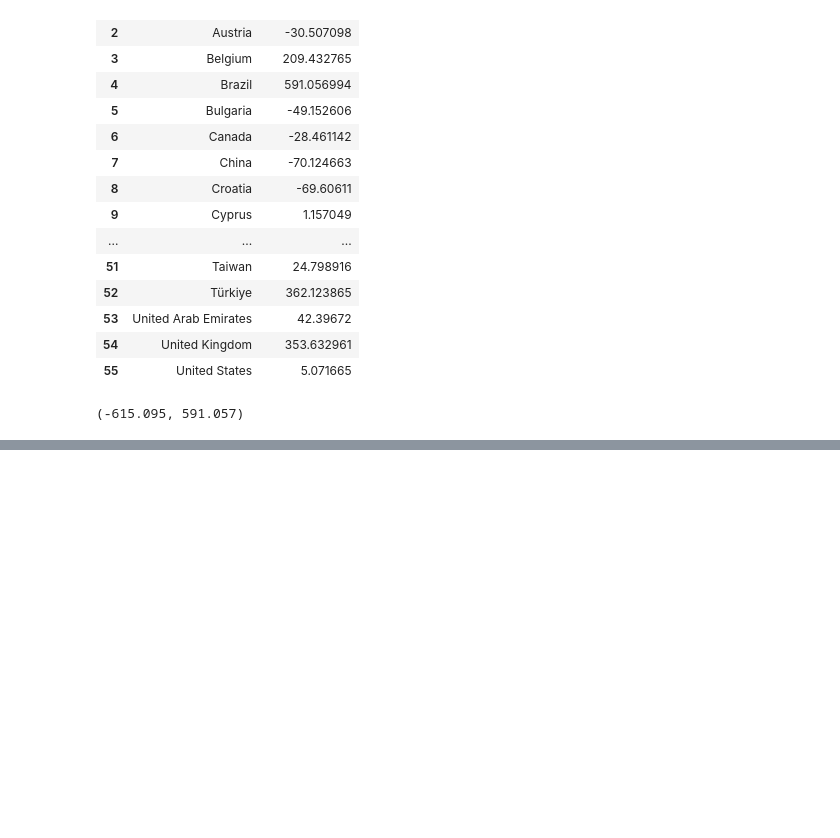
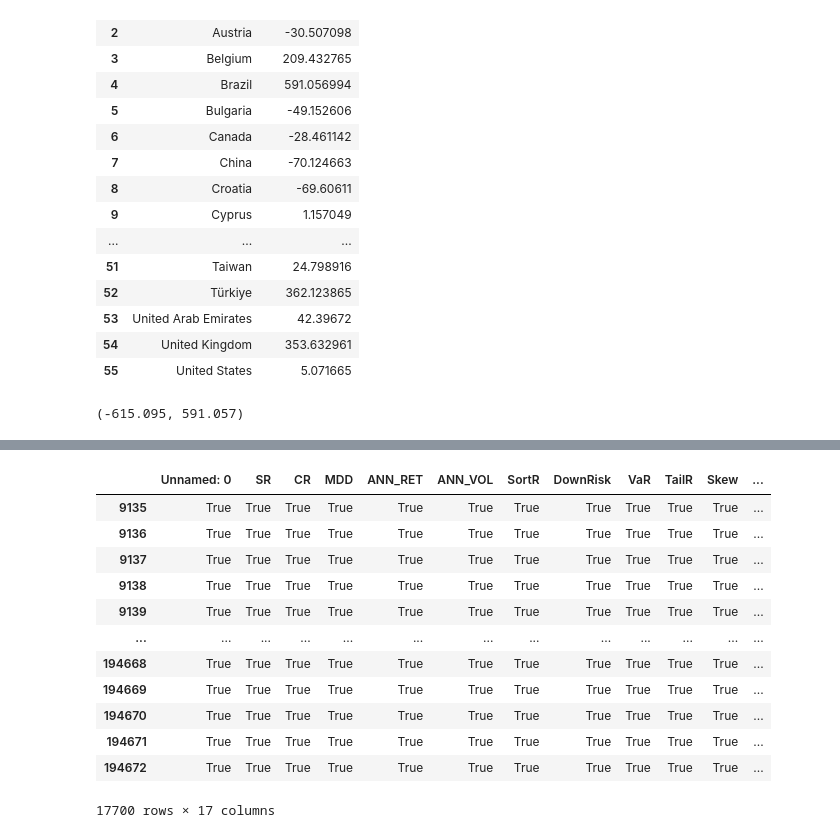
Before and after one commit to ducnguyen1014/QuantNet, a Jupyter notebook: main.ipynb, the cells around one changed output, grey strips where cells are left out. Cells and saved outputs as stored; diff of their text form; code cells hidden in the pictures; blank space fills up the shorter version.

```diff
--- a/main.ipynb
+++ b/main.ipynb
@@ -631,0 +669,16 @@ fig.write_image("chart_4.png", width=1400, height=800, scale=2)
+# %%
+raw_table_a4.notnull()
+# %% [output]
+|  | Unnamed: 0 | SR | CR | MDD | ANN_RET | ANN_VOL | SortR | DownRisk | VaR | TailR | Skew | ... |
+| 9135 | True | True | True | True | True | True | True | True | True | True | True | ... |
+| 9136 | True | True | True | True | True | True | True | True | True | True | True | ... |
+| 9137 | True | True | True | True | True | True | True | True | True | True | True | ... |
+| 9138 | True | True | True | True | True | True | True | True | True | True | True | ... |
+| 9139 | True | True | True | True | True | True | True | True | True | True | True | ... |
+| ... | ... | ... | ... | ... | ... | ... | ... | ... | ... | ... | ... | ... |
+| 194668 | True | True | True | True | True | True | True | True | True | True | True | ... |
+| 194669 | True | True | True | True | True | True | True | True | True | True | True | ... |
+| 194670 | True | True | True | True | True | True | True | True | True | True | True | ... |
+| 194671 | True | True | True | True | True | True | True | True | True | True | True | ... |
+| 194672 | True | True | True | True | True | True | True | True | True | True | True | ... |
+17700 rows × 17 columns
```
Also changed, not shown: parts of 6 cells of this notebook, 1 other file.
